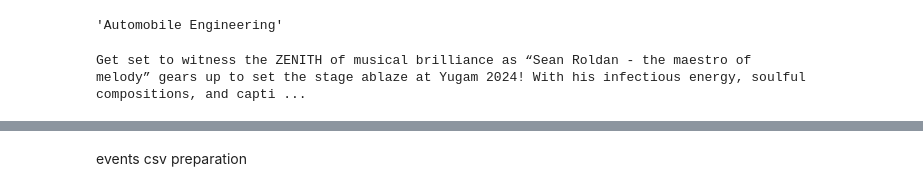
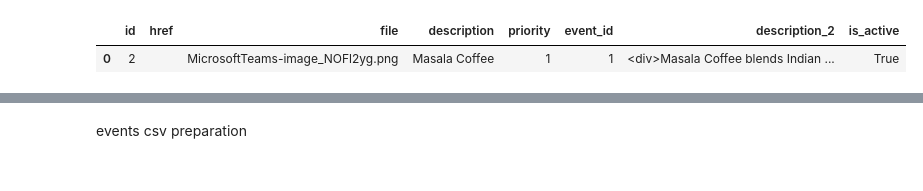
Before and after one commit to mariswarycharan/Yugam_bot, a Jupyter notebook: data_preparation_from_db.ipynb, the cells around one changed output, grey strips where cells are left out. Drawn from its saved outputs; the diff is of its cells as text; code cells hidden in the pictures.

```diff
--- a/data_preparation_from_db.ipynb
+++ b/data_preparation_from_db.ipynb
@@ -47,18 +39,6 @@ please provide us feedback at https://github.com/pandas-dev/pandas/issues/54466
-# %%
-combo = sql_to_dataframe('userdashboard_department')
-combo.loc[combo['id'] == 6]['department_name'].values[0]
-# %% [output]
-'Automobile Engineering'
-# %%
-from bs4 import BeautifulSoup
-
-html_content = combo['description_2'].loc[1]
-# Parse HTML content
-soup = BeautifulSoup(html_content, 'html.parser')
-
-# Get text content only
-text_content = soup.get_text()
-
-print(text_content.strip())
-# %% [output]
-Get set to witness the ZENITH of musical brilliance as “Sean Roldan - the maestro of melody” gears up to set the stage ablaze at Yugam 2024! With his infectious energy, soulful compositions, and capti ...
+# %%
+combo = sql_to_dataframe('webcontent_yugam360image')
+combo
+# %% [output]
+|  | id | href | file | description | priority | event_id | description_2 | is_active |
+| 0 | 2 |  | MicrosoftTeams-image_NOFl2yg.png | Masala Coffee | 1 | 1 | <div>Masala Coffee blends Indian ... | True |
```
Also changed, not shown: parts of 5 cells of this notebook, 2 other files.
